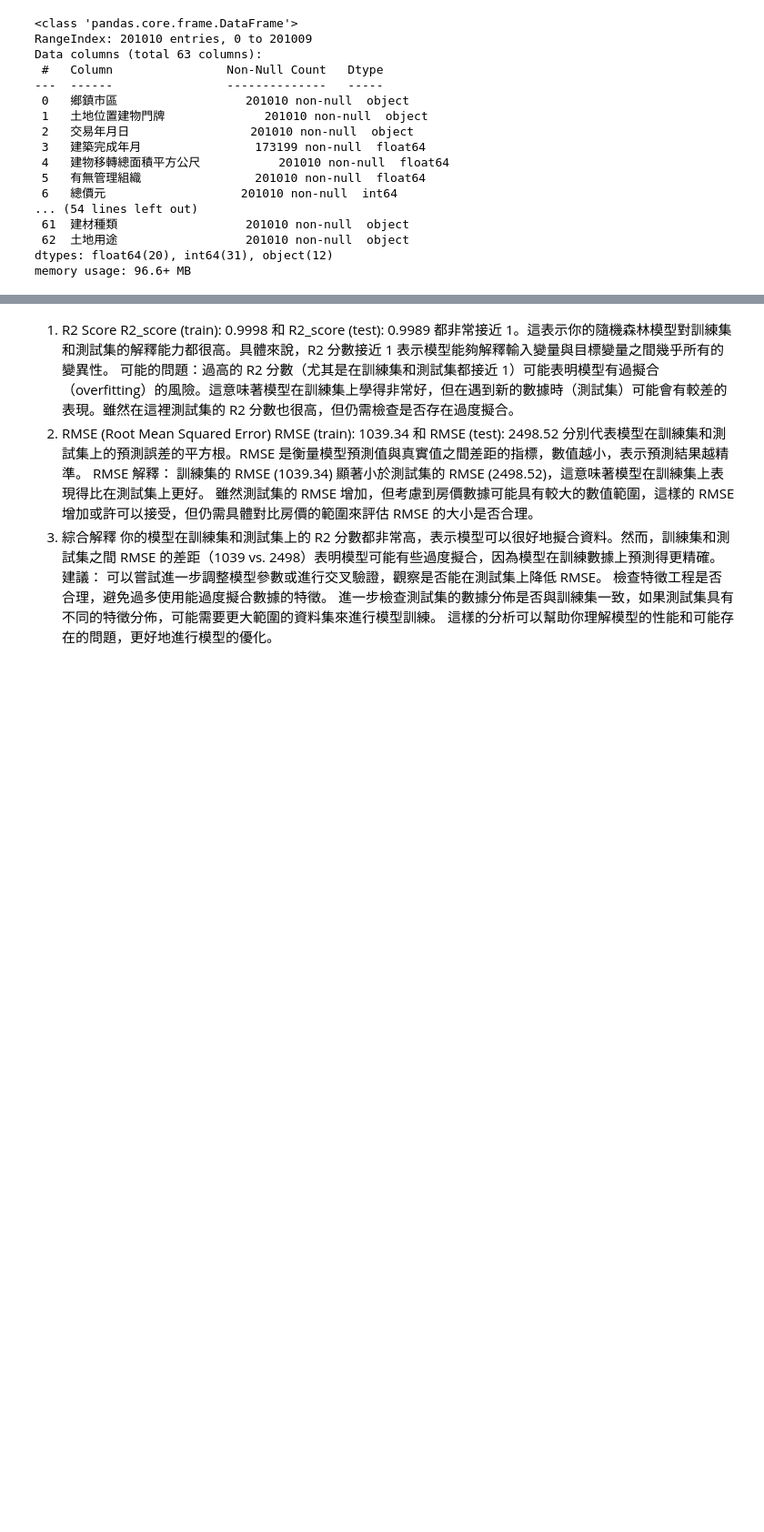
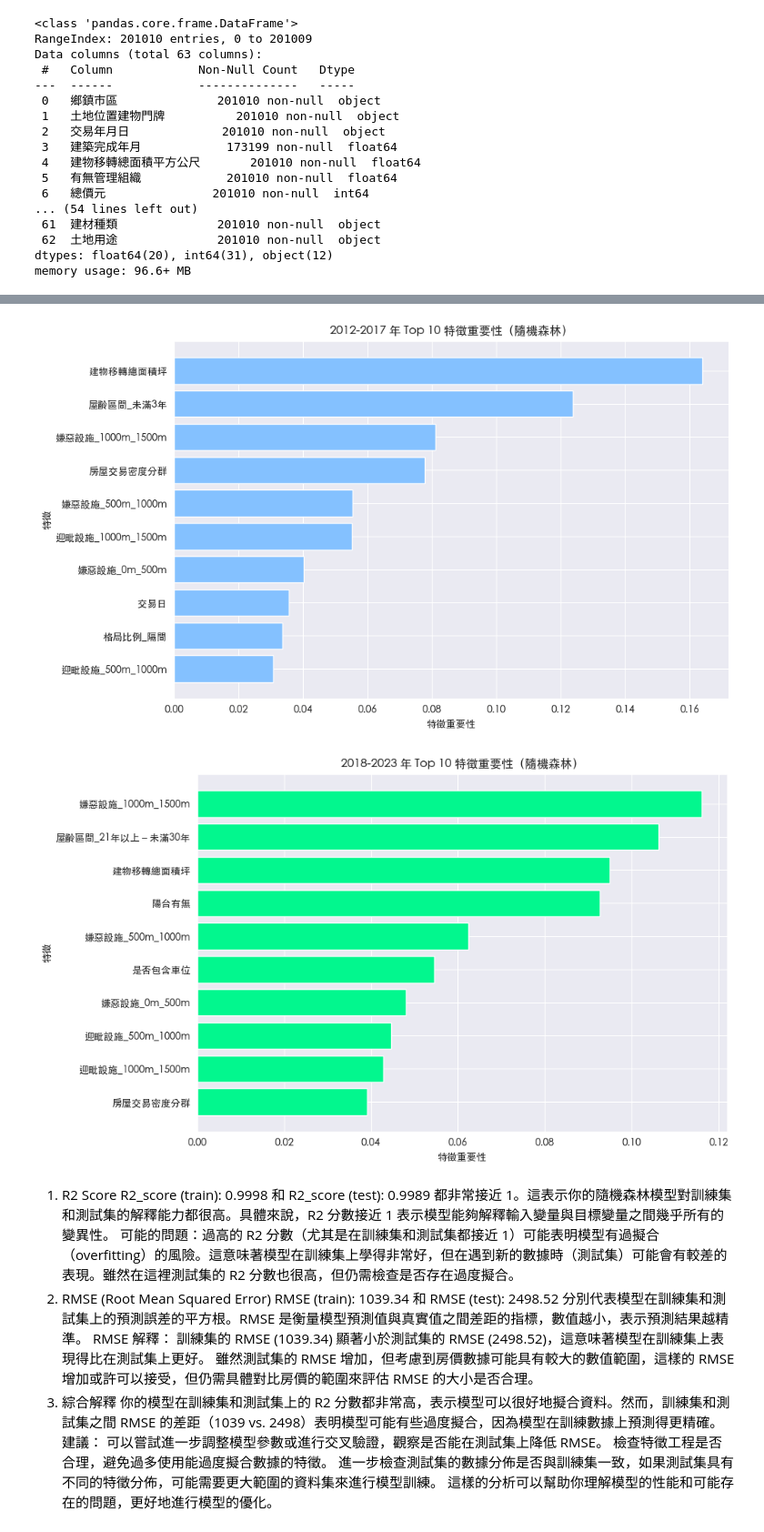
Before and after one commit to BDSE35/house, a Jupyter notebook: EDA/outlier_final_ml.ipynb, the cells around one changed output, grey strips where cells are left out. Shown at 91% size. Cells and saved outputs as stored; diff of their text form; code cells hidden in the pictures; blank space fills up the shorter version.

```diff
--- a/EDA/outlier_final_ml.ipynb
+++ b/EDA/outlier_final_ml.ipynb
@@ -795,3 +939,42 @@ dtype: float64
+# %%
+import pandas as pd
+import matplotlib.pyplot as plt
+
+# 假設 fi_period1 和 fi_period2 分別是兩個時間段的特徵重要性 Series
+
+# 設置中文字體，防止中文亂碼
+plt.rcParams['font.sans-serif'] = ['SimHei']  # 使用黑體
+plt.rcParams['axes.unicode_minus'] = False    # 正常顯示負號
+
+# 定義要獲取的特徵數量
+top_n = 10
+
+# 時間段 2012-2017
+fi_period1_top = fi_period1.sort_values(ascending=False).head(top_n)
+
+# 繪製 2012-2017 年的特徵重要性圖
+plt.figure(figsize=(10, 6))
+plt.barh(fi_period1_top.index[::-1], fi_period1_top.values[::-1], color='#84C1FF')
+plt.title('2012-2017 年 Top 10 特徵重要性（隨機森林）')
+plt.xlabel('特徵重要性')
+plt.ylabel('特徵')
+plt.tight_layout()
+plt.show()
+
+# 時間段 2018-2023
+fi_period2_top = fi_period2.sort_values(ascending=False).head(top_n)
+
+# 繪製 2018-2023 年的特徵重要性圖
+plt.figure(figsize=(10, 6))
+plt.barh(fi_period2_top.index[::-1], fi_period2_top.values[::-1], color='#02F78E')
+plt.title('2018-2023 年 Top 10 特徵重要性（隨機森林）')
+plt.xlabel('特徵重要性')
+plt.ylabel('特徵')
+plt.tight_layout()
+plt.show()
+# %% [output]
+[figure, added]
+[figure, added]
 # %% [markdown]
 1. R2 Score
 R2_score (train): 0.9998 和 R2_score (test): 0.9989 都非常接近 1。這表示你的隨機森林模型對訓練集和測試集的解釋能力都很高。具體來說，R2 分數接近 1 表示模型能夠解釋輸入變量與目標變量之間幾乎所有的變異性。
```
Also changed, not shown: parts of 23 cells of this notebook, 2 other files.
